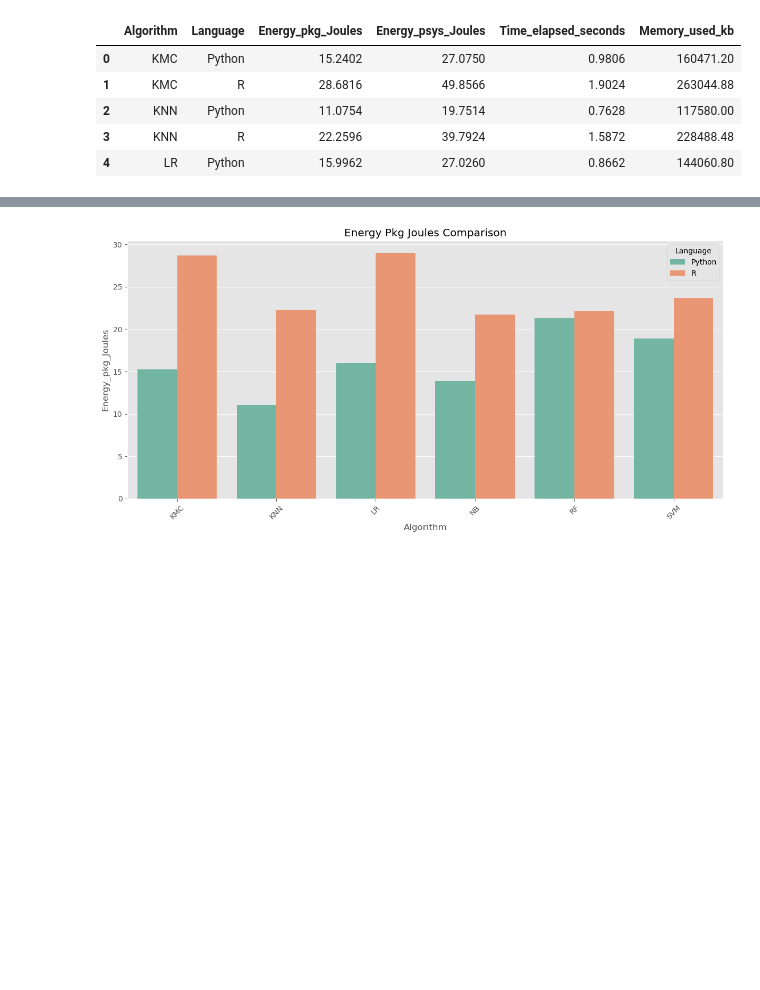
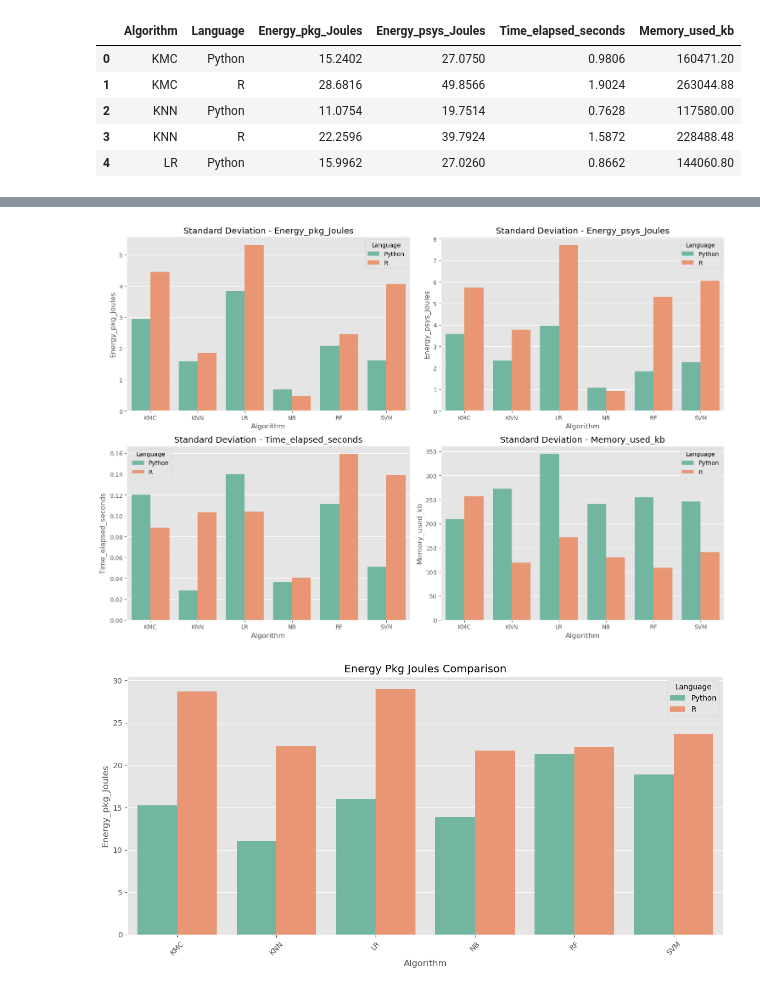
Before and after one commit to moot20/EnergyConsumptionML-ComparisonPythonR, a Jupyter notebook: results_analysis.ipynb, the cells around one changed output, grey strips where cells are left out. Drawn from its saved outputs; the diff is of its cells as text; code cells hidden in the pictures; blank space fills up the shorter version.

Commit message:
add standard deviation

```diff
--- a/results_analysis.ipynb
+++ b/results_analysis.ipynb
@@ -44,3 +44,12 @@ mean_df.head()
 | 2 | KNN | Python | 11.0754 | 19.7514 | 0.7628 | 117580.00 |
 | 3 | KNN | R | 22.2596 | 39.7924 | 1.5872 | 228488.48 |
 | 4 | LR | Python | 15.9962 | 27.0260 | 0.8662 | 144060.80 |
+# %%
+std_df = df.groupby(['Algorithm', 'Language']).agg({
+    'Energy_pkg_Joules': 'std',
+    'Energy_psys_Joules': 'std',
+    'Time_elapsed_seconds': 'std',
+    'Memory_used_kb': 'std'
+}).reset_index()
+
+std_df
@@ -47,3 +70,22 @@ mean_df.head()
+# %%
+fig, ax = plt.subplots(2, 2, figsize=(15, 10))
+
+sns.barplot(x='Algorithm', y='Energy_pkg_Joules', hue='Language', data=std_df, ax=ax[0, 0])
+ax[0, 0].set_title('Standard Deviation - Energy_pkg_Joules')
+
+sns.barplot(x='Algorithm', y='Energy_psys_Joules', hue='Language', data=std_df, ax=ax[0, 1])
+ax[0, 1].set_title('Standard Deviation - Energy_psys_Joules')
+
+sns.barplot(x='Algorithm', y='Time_elapsed_seconds', hue='Language', data=std_df, ax=ax[1, 0])
+ax[1, 0].set_title('Standard Deviation - Time_elapsed_seconds')
+
+sns.barplot(x='Algorithm', y='Memory_used_kb', hue='Language', data=std_df, ax=ax[1, 1])
+ax[1, 1].set_title('Standard Deviation - Memory_used_kb')
+
+plt.tight_layout()
+plt.show()
+# %% [output]
+[figure, added]
 # %%
 plt.style.use('ggplot')
 sns.set_palette("Set2")
```
Also changed, not shown: parts of 2 cells of this notebook.
